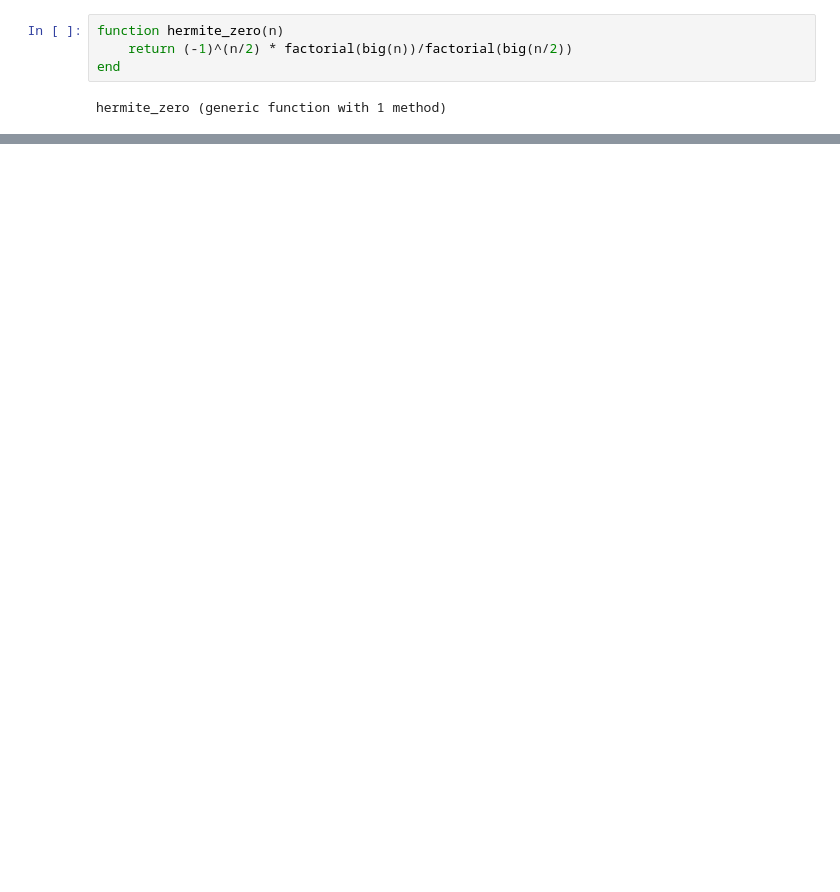
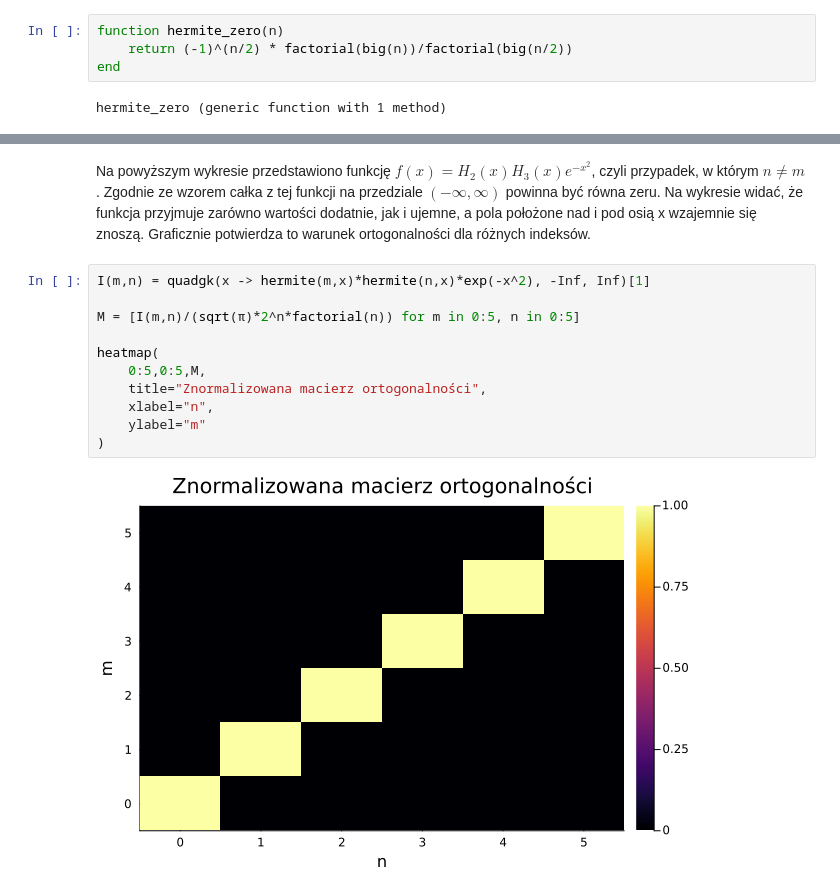
Before and after one commit to Carkules/Obliczenia_naukowe, a Jupyter notebook: wizualizacja_wlasnosci_funkcji/wizualizacja_funkcji.ipynb, the cells around one changed output, grey strips where cells are left out. Saved outputs shown, nothing was run; the diff lists cells and outputs as text; blank space fills up the shorter version.

```diff
--- a/wizualizacja_wlasnosci_funkcji/wizualizacja_funkcji.ipynb
+++ b/wizualizacja_wlasnosci_funkcji/wizualizacja_funkcji.ipynb
@@ -87,0 +114,15 @@ plot(plots..., layout=(2,3), size=(1000, 500), plot_title = "Wizualizacja zgodno
+# %% [markdown]
+Na powyższym wykresie przedstawiono funkcję $f(x) = H_2(x)H_3(x)e^{-x^2}$, czyli przypadek, w którym $n \neq m$. Zgodnie ze wzorem całka z tej funkcji na przedziale $(-\infty, \infty)$ powinna być równa zeru. Na wykresie widać, że funkcja przyjmuje zarówno wartości dodatnie, jak i ujemne, a pola położone nad i pod osią x wzajemnie się znoszą. Graficznie potwierdza to warunek ortogonalności dla różnych indeksów.
+# %%
+I(m,n) = quadgk(x -> hermite(m,x)*hermite(n,x)*exp(-x^2), -Inf, Inf)[1]
+
+M = [I(m,n)/(sqrt(π)*2^n*factorial(n)) for m in 0:5, n in 0:5]
+
+heatmap(
+    0:5,0:5,M,
+    title="Znormalizowana macierz ortogonalności",
+    xlabel="n",
+    ylabel="m"
+)
+# %% [output]
+[figure, added]
```
Also changed, not shown: parts of 9 cells of this notebook.
